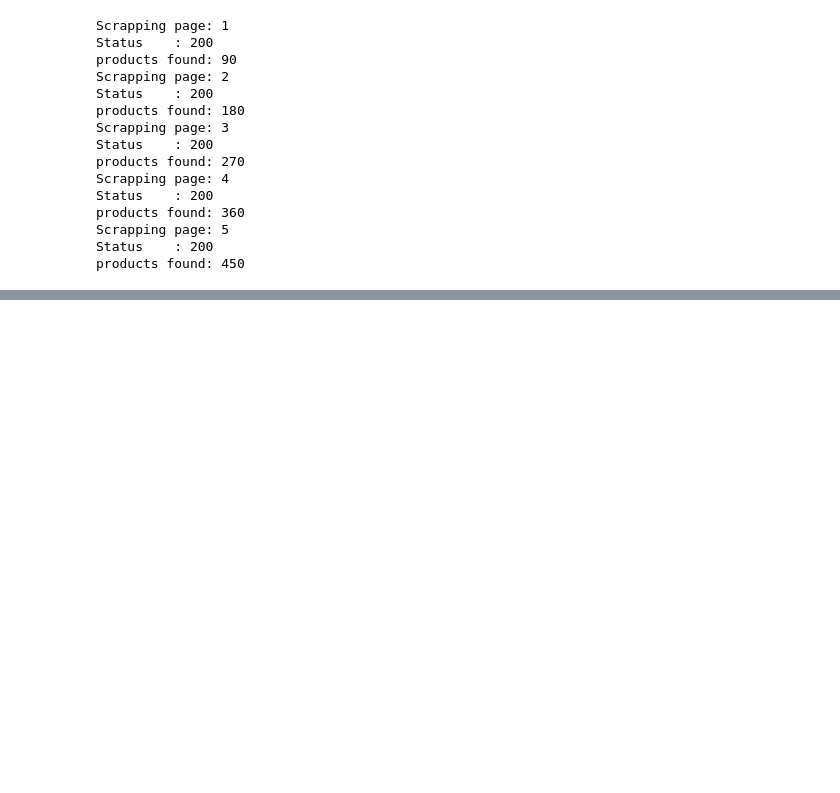
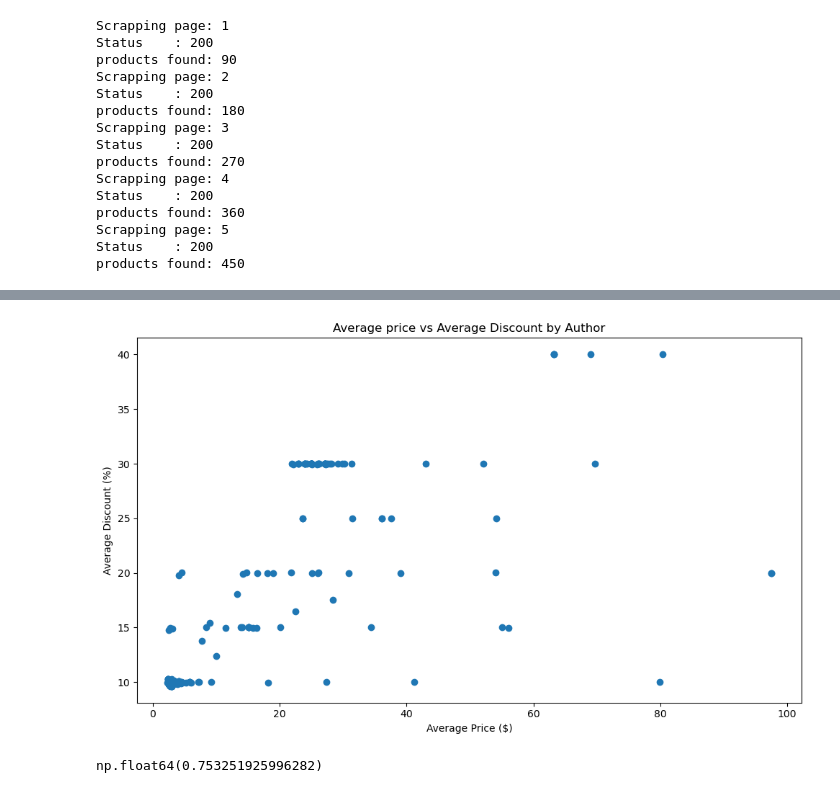
Before and after one commit to HawkWeldon/Soft_lab, a Jupyter notebook: Soft_lab_05/main.ipynb, the cells around one changed output, grey strips where cells are left out. Drawn from its saved outputs; the diff is of its cells as text; code cells hidden in the pictures; blank space fills up the shorter version.

```diff
--- a/Soft_lab_05/main.ipynb
+++ b/Soft_lab_05/main.ipynb
@@ -89,0 +186,18 @@ df.to_csv("meme_products.csv",index=False,encoding="utf-8-sig")
+# %%
+plt.figure(figsize=(10,6))
+
+plt.scatter(author_avg["original price"], author_avg["discount %"])
+
+plt.xlabel("Average Price ($)")
+plt.ylabel("Average Discount (%)")
+plt.title("Average price vs Average Discount by Author")
+
+plt.tight_layout()
+plt.show()
+# %% [output]
+[figure, added]
+# %%
+correlation = author_avg['original price'].corr(author_avg['discount %'])
+correlation
+# %% [output]
+np.float64(0.753251925996282)
```
Also changed, not shown: parts of 21 cells of this notebook, 2 other files.
